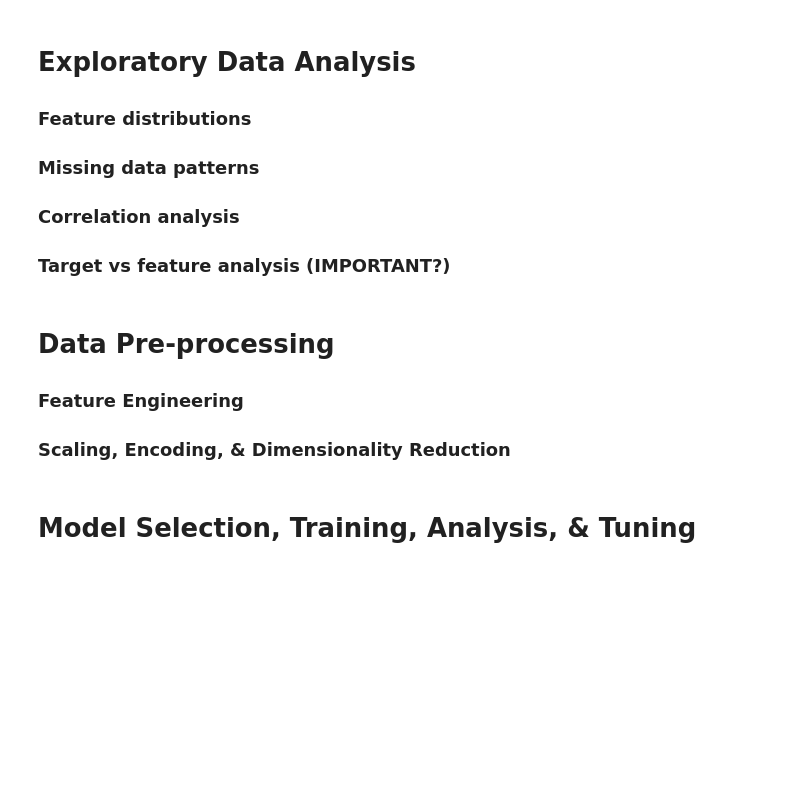
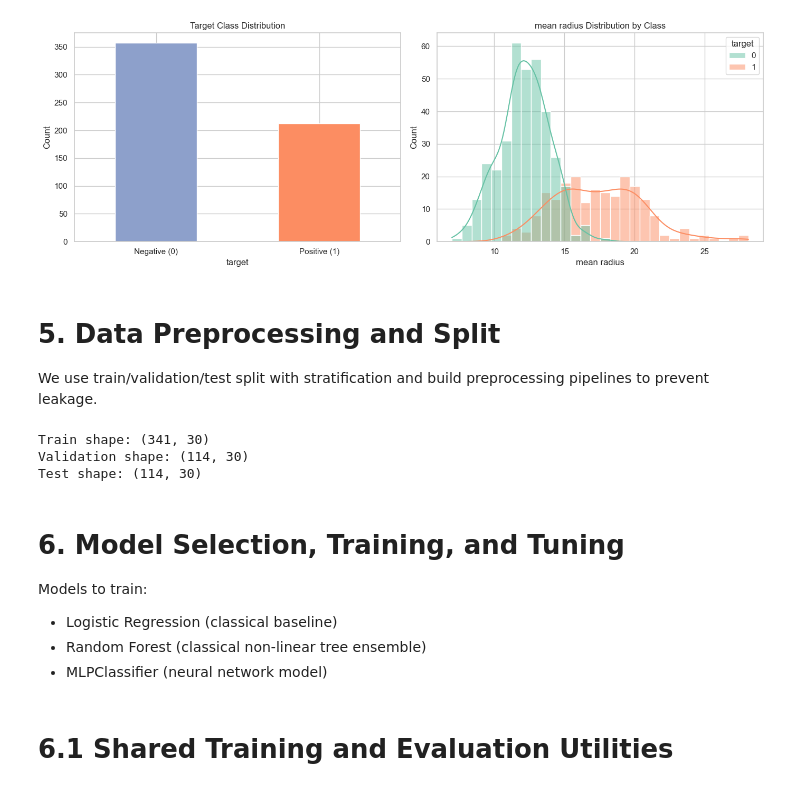
Before and after one commit to lonebono/STINTSY-MCO, a Jupyter notebook: STINTSY-MCO-Group 9.ipynb, the cells around one changed output. Drawn from its saved outputs; the diff is of its cells as text; code cells hidden in the pictures; blank space fills up the shorter version.

```diff
--- a/STINTSY-MCO-Group 9.ipynb
+++ b/STINTSY-MCO-Group 9.ipynb
@@ -107,14 +197,69 @@ Missing Values (NaN): 129411
+# %%
+fig, axes = plt.subplots(1, 2, figsize=(14, 5))
+
+# Target class distribution
+y.value_counts().sort_index().plot(kind="bar", ax=axes[0], color=["#8da0cb", "#fc8d62"])
+axes[0].set_xticklabels(["Negative (0)", "Positive (1)"], rotation=0)
+axes[0].set_title("Target Class Distribution")
+axes[0].set_ylabel("Count")
+
+# Plot the first numeric feature for a quick class-wise distribution view
+if len(numeric_features) > 0:
+    feature_for_plot = numeric_features[0]
+    sns.histplot(data=df_clean, x=feature_for_plot, hue="target", bins=30, kde=True, ax=axes[1], palette="Set2")
+    axes[1].set_title(f"{feature_for_plot} Distribution by Class")
+else:
+    axes[1].text(0.5, 0.5, "No numeric features available", ha="center", va="center")
+    axes[1].set_axis_off()
+
+plt.tight_layout()
+plt.show()
+# %% [output]
+[figure, added]
 # %% [markdown]
-# Exploratory Data Analysis
+# 5. Data Preprocessing and Split
 
-### Feature distributions
-### Missing data patterns
-### Correlation analysis
-### Target vs feature analysis (IMPORTANT?)
+We use train/validation/test split with stratification and build preprocessing pipelines to prevent leakage.
+# %%
+X_temp, X_test, y_temp, y_test = train_test_split(
+    X, y, test_size=0.20, stratify=y, random_state=RANDOM_STATE
+)
+
+X_train, X_valid, y_train, y_valid = train_test_split(
+    X_temp, y_temp, test_size=0.25, stratify=y_temp, random_state=RANDOM_STATE
+)
+
+print(f"Train shape: {X_train.shape}")
+print(f"Validation shape: {X_valid.shape}")
+print(f"Test shape: {X_test.shape}")
+
+# Preprocessing for mixed-type tabular data
+numeric_transformer = Pipeline(steps=[
+    ("imputer", SimpleImputer(strategy="median")),
+    ("scaler", StandardScaler()),
+])
+
+categorical_transformer = Pipeline(steps=[
+    ("imputer", SimpleImputer(strategy="most_frequent")),
+    ("onehot", OneHotEncoder(handle_unknown="ignore")),
+])
+
+preprocessor = ColumnTransformer(
+    transformers=[
+        ("num", numeric_transformer, numeric_features),
+        ("cat", categorical_transformer, categorical_features),
+    ]
+)
+# %% [output]
+Train shape: (341, 30)
+Validation shape: (114, 30)
+Test shape: (114, 30)
 # %% [markdown]
-# Data Pre-processing
+# 6. Model Selection, Training, and Tuning
 
-### Feature Engineering
-### Scaling, Encoding, & Dimensionality Reduction
+Models to train:
+- Logistic Regression (classical baseline)
+- Random Forest (classical non-linear tree ensemble)
+- MLPClassifier (neural network model)
 # %% [markdown]
-# Model Selection, Training, Analysis, & Tuning
+# 6.1 Shared Training and Evaluation Utilities
```
Also changed, not shown: parts of 22 cells of this notebook, 1 other file.
